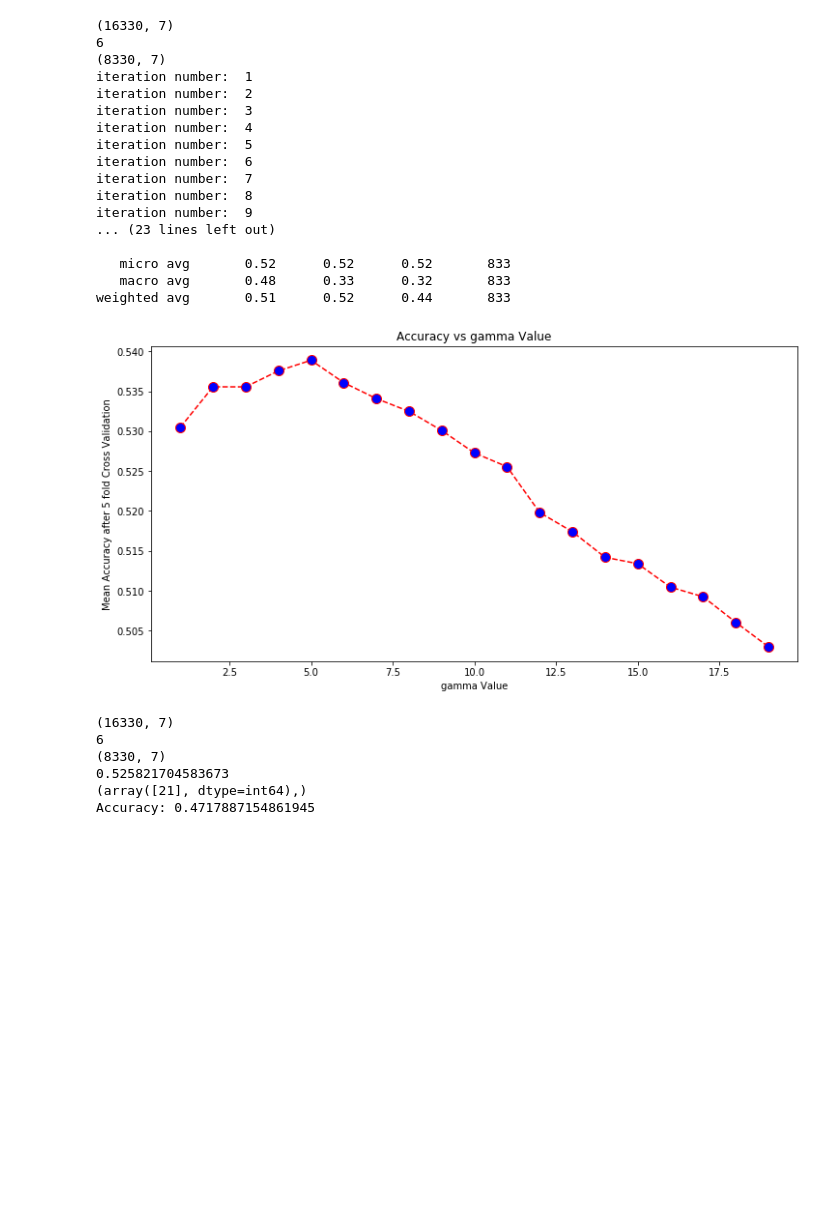
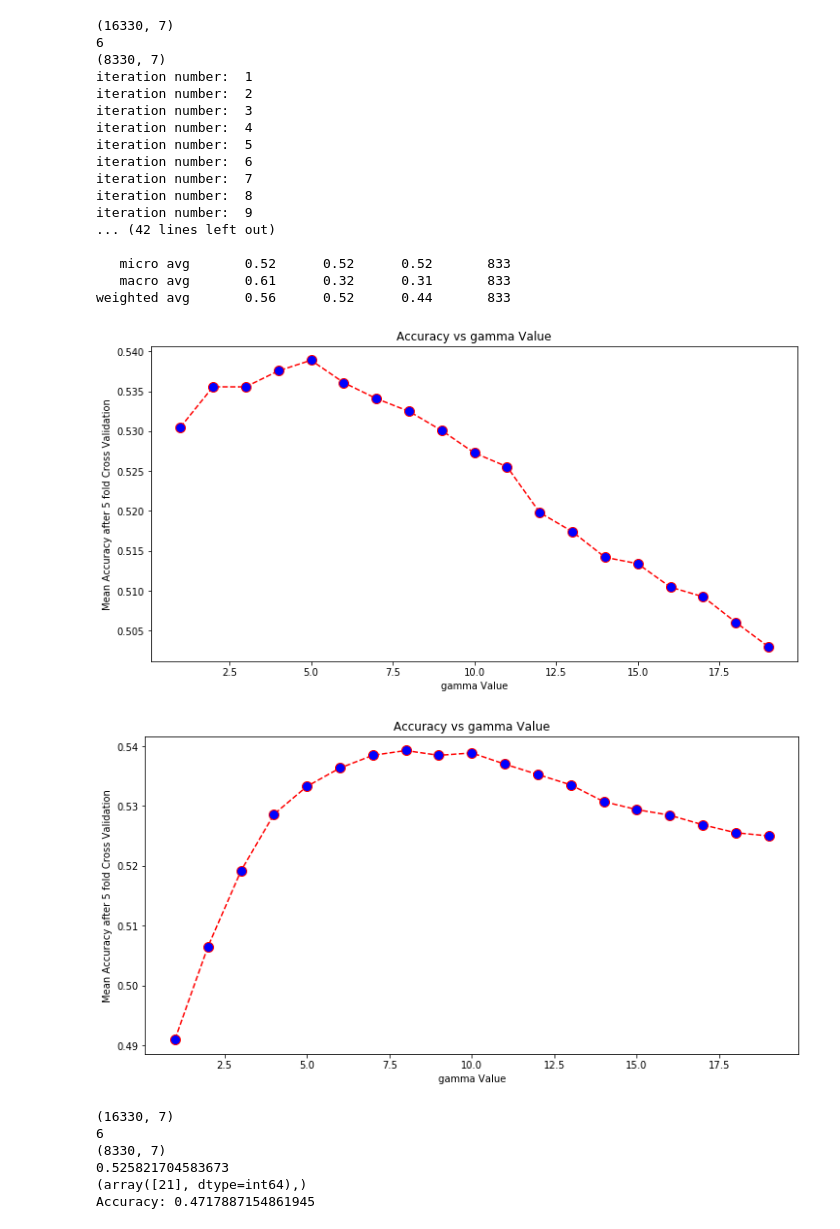
Before and after one commit to fkarimzadeh6/CX4240_project, a Jupyter notebook: clustering_top.ipynb, the cells around one changed output. Cells and saved outputs as stored; diff of their text form; code cells hidden in the pictures; blank space fills up the shorter version.

```diff
--- a/clustering_top.ipynb
+++ b/clustering_top.ipynb
@@ -109,27 +121,32 @@ def do_svm_multiple(x_train,x_test,y_train,y_test):
     return y_pred_final
-# %%
-feat, labels = load_dataset()
-scaler = StandardScaler()
-y_pred = do_svm_single(feat,labels)
-# %% [output]
-(16330, 7)
-6
-(8330, 7)
-iteration number:  1
-iteration number:  2
-iteration number:  3
-iteration number:  4
-iteration number:  5
-iteration number:  6
-iteration number:  7
-iteration number:  8
-iteration number:  9
-... (23 lines left out)
-
-   micro avg       0.52      0.52      0.52       833
-   macro avg       0.48      0.33      0.32       833
-weighted avg       0.51      0.52      0.44       833
-[figure, removed]
+# %%
+feat, labels = load_dataset()
+scaler = StandardScaler()
+x_train ,x_test, y_train, y_test = train_test_split(feat,labels,test_size=0.1,random_state=0)
+svclassifier, y_pred = svm_single_cv(x_train ,x_test, y_train, y_test)
+print("Accuracy:",metrics.accuracy_score(y_test, y_pred))
+print(metrics.confusion_matrix(y_test, y_pred))
+print(metrics.classification_report(y_test, y_pred))
+# %% [output]
+(16330, 7)
+6
+(8330, 7)
+iteration number:  1
+iteration number:  2
+iteration number:  3
+iteration number:  4
+iteration number:  5
+iteration number:  6
+iteration number:  7
+iteration number:  8
+iteration number:  9
+... (42 lines left out)
+
+   micro avg       0.52      0.52      0.52       833
+   macro avg       0.61      0.32      0.31       833
+weighted avg       0.56      0.52      0.44       833
+[figure, added]
+[figure, added]
 # %%
 feat, labels = load_dataset()
 x_train ,x_test, y_train, y_test = train_test_split(feat,labels,test_size=0.1,random_state=1)
```
Also changed, not shown: parts of 1 cell of this notebook.
